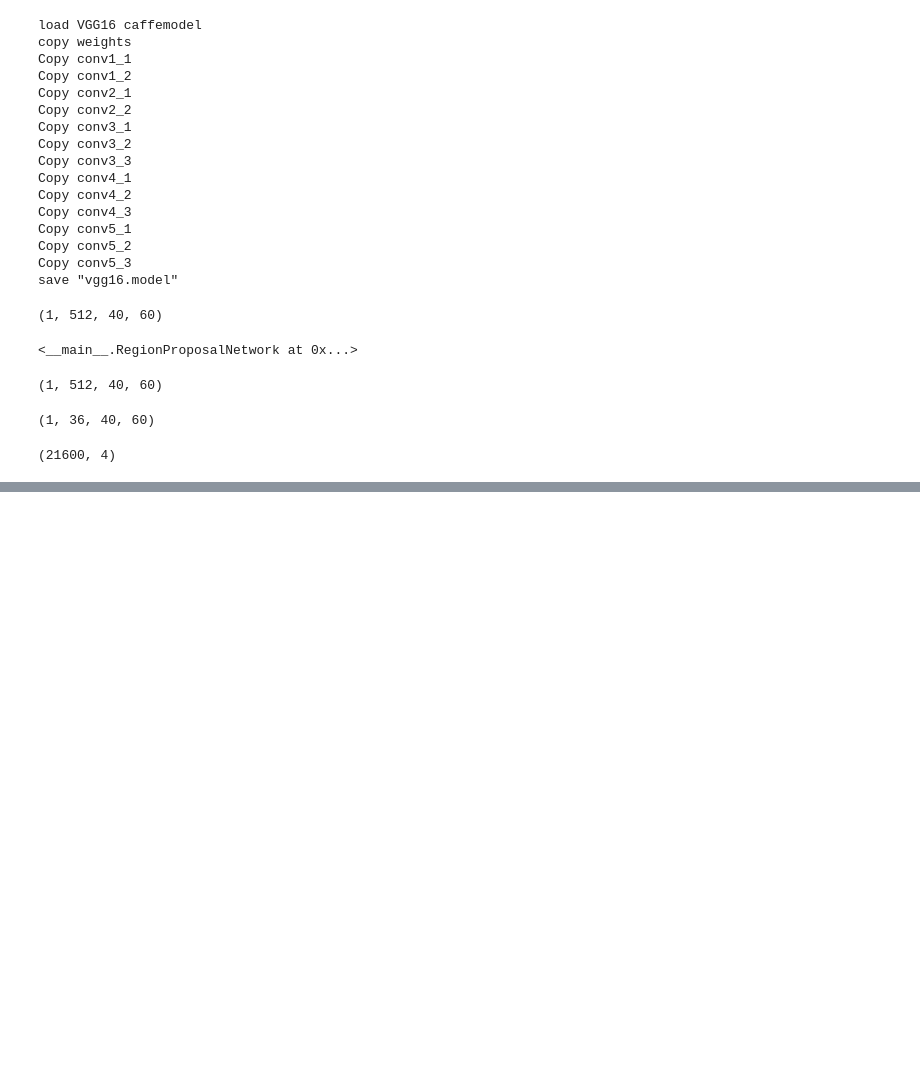
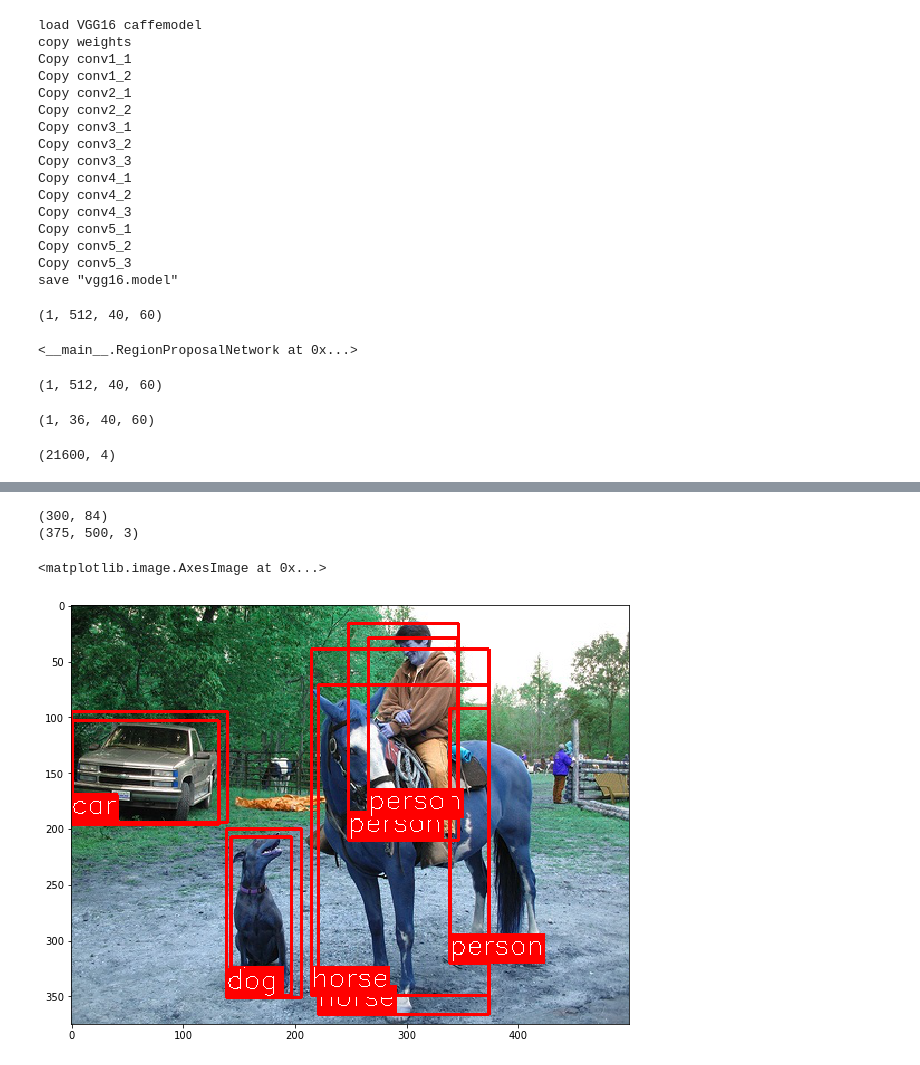
Before and after one commit to Walter1218/self_driving_car_ND, a Jupyter notebook: faster_rcnn_explorer/Untitled.ipynb, the cells around one changed output, grey strips where cells are left out. Cells and saved outputs as stored; diff of their text form; code cells hidden in the pictures; blank space fills up the shorter version.

```diff
--- a/faster_rcnn_explorer/Untitled.ipynb
+++ b/faster_rcnn_explorer/Untitled.ipynb
@@ -359,0 +462,13 @@ for i in range(shifts.shape[0]):
+# %%
+def img_preprocessing(orig_img, pixel_means, max_size=1000, scale=600):
+    img = orig_img.astype(np.float32, copy=True)
+    img -= pixel_means
+    im_size_min = np.min(img.shape[0:2])
+    im_size_max = np.max(img.shape[0:2])
+    im_scale = float(scale) / float(im_size_min)
+    if np.round(im_scale * im_size_max) > max_size:
+        im_scale = float(max_size) / float(im_size_max)
+    img = cv.resize(img, None, None, fx=im_scale, fy=im_scale,
+                    interpolation=cv.INTER_LINEAR)
+
+    return img.transpose([2, 0, 1]).astype(np.float32), im_scale
@@ -359,0 +497,3 @@ for i in range(shifts.shape[0]):
+# %%
+#cpu use only
+model = get_model(gpu=-1)
@@ -359,0 +515,24 @@ for i in range(shifts.shape[0]):
+# %%
+img = chainer.Variable(img, volatile=True)
+img_info = chainer.Variable(np.array([[img.shape[2], img.shape[2]]]))
+cls_score, bbox_pred = model(img, img_info)
+cls_score = cls_score.data
+# %%
+CLASSES = ('__background__',
+           'aeroplane', 'bicycle', 'bird', 'boat',
+           'bottle', 'bus', 'car', 'cat', 'chair',
+           'cow', 'diningtable', 'dog', 'horse',
+           'motorbike', 'person', 'pottedplant',
+           'sheep', 'sofa', 'train', 'tvmonitor')
+result = draw_result(orig_image, im_scale, cls_score, bbox_pred,
+                         0.3, 0.3)
+print(np.array(bbox_pred).shape)
+#result = cv2.cvtColor(result, cv2.COLOR_BGR2RGB)
+print(result.shape)
+result = np.uint8(result)
+plt.imshow(cv2.cvtColor(result, cv2.COLOR_BGR2RGB))
+# %% [output]
+(300, 84)
+(375, 500, 3)
+<matplotlib.image.AxesImage at 0x...>
+[figure, added]
```
Also changed, not shown: parts of 15 cells of this notebook, 2 other files.
